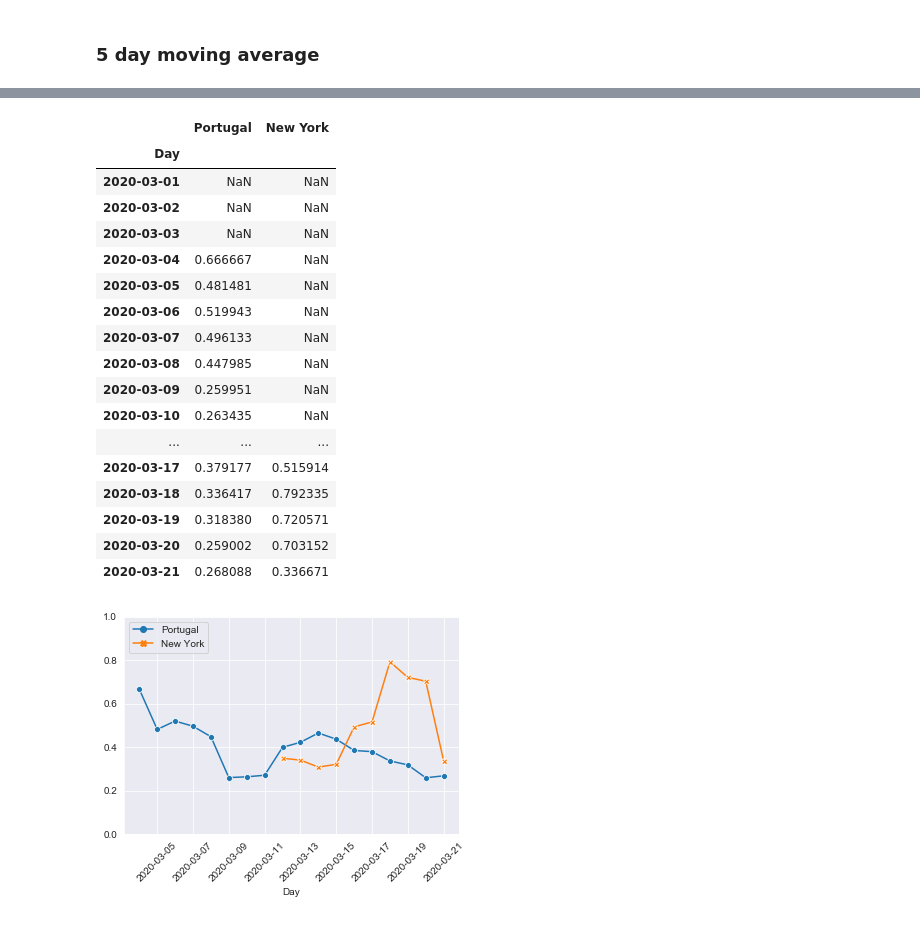
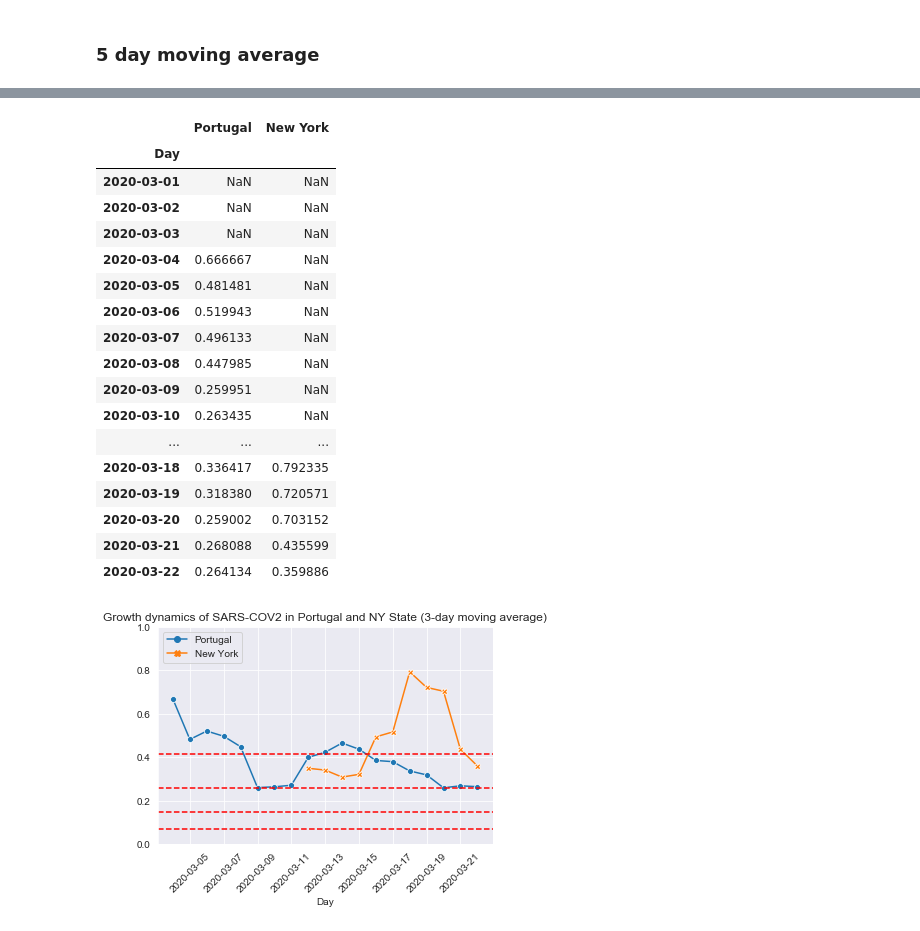
Before and after one commit to ruimaranhao/covid19_growth, a Jupyter notebook: growth_covid19.ipynb, the cells around one changed output, grey strips where cells are left out. Cells and saved outputs as stored; diff of their text form; code cells hidden in the pictures.

Commit message:
today's values

```diff
--- a/growth_covid19.ipynb
+++ b/growth_covid19.ipynb
@@ -103,9 +105,14 @@ plt.show()
 # %%
 # Manual Analysis (daily data from [this](https://coronavirus.app/map) website.)
 # %%
-dportugal_manual = [2,4,6,9,13,21,30,39,41,59,78,112,169,245,331,448,642,785,1020,1280,1600]
-dnyc_manual = [0, 0, 0, 0, 0, 0, 0, 0, 173, 220, 328, 421, 525, 732, 967, 1706, 2495, 5365, 8310, 11719, 12315]
-dates = np.arange(np.datetime64('today') - len(dportugal_manual), np.datetime64('today') + 1, dtype='datetime64[D]')
+dportugal_manual = [2,4,6,9,13,21,30,39,41,59,78,112,169,245,331,448,642,785,1020,1280,1600,2060]
+dnyc_manual = [0, 0, 0, 0, 0, 0, 0, 0, 173, 220, 328, 421, 525, 732, 967, 1706, 2495, 5365, 8310, 11719, 15793, 20875]
+dates = np.arange(np.datetime64('today') - len(dportugal_manual), np.datetime64('today') + 2, dtype='datetime64[D]')
+
+dup10days = [(2**(1/10)-1)*100]*len(dportugal_manual)
+dup5days = [(2**(1/5)-1)*100]*len(dportugal_manual)
+dup3days = [(2**(1/3)-1)*100]*len(dportugal_manual)
+dup2days = [(2**(1/2)-1)*100]*len(dportugal_manual)
 # %%
 dataset = np.array(list(zip(dates, dportugal_manual, dnyc_manual)))
 dataset = pd.DataFrame({'Day': dataset[:, 0], 'Portugal': dataset[:, 1], 'New York': dataset[:, 2]})
@@ -170,18 +177,23 @@ df_movingavg
 | 2020-03-09 | 0.259951 | NaN |
 | 2020-03-10 | 0.263435 | NaN |
 | ... | ... | ... |
-| 2020-03-17 | 0.379177 | 0.515914 |
 | 2020-03-18 | 0.336417 | 0.792335 |
 | 2020-03-19 | 0.318380 | 0.720571 |
 | 2020-03-20 | 0.259002 | 0.703152 |
-| 2020-03-21 | 0.268088 | 0.336671 |
+| 2020-03-21 | 0.268088 | 0.435599 |
+| 2020-03-22 | 0.264134 | 0.359886 |
 # %%
 sns.set_style("darkgrid")
 chart = sns.lineplot(markers=True, dashes=False, data=df_movingavg)
 plt.grid(True)
+plt.title('Growth dynamics of SARS-COV2 in Portugal and NY State (3-day moving average)')
 plt.legend(loc=2)
 plt.xticks(rotation=45)
 plt.ylim(0, 1)
+chart.axhline(y=2**(1/10)-1, color='r', linestyle='--', label='p=0.05')
+chart.axhline(y=2**(1/5)-1, color='r', linestyle='--')
+chart.axhline(y=2**(1/3)-1, color='r', linestyle='--')
+chart.axhline(y=2**(1/2)-1, color='r', linestyle='--')
 plt.show()
 # %% [output]
-[figure, old version]
+[figure, new version]
```
Also changed, not shown: parts of 4 cells of this notebook.
